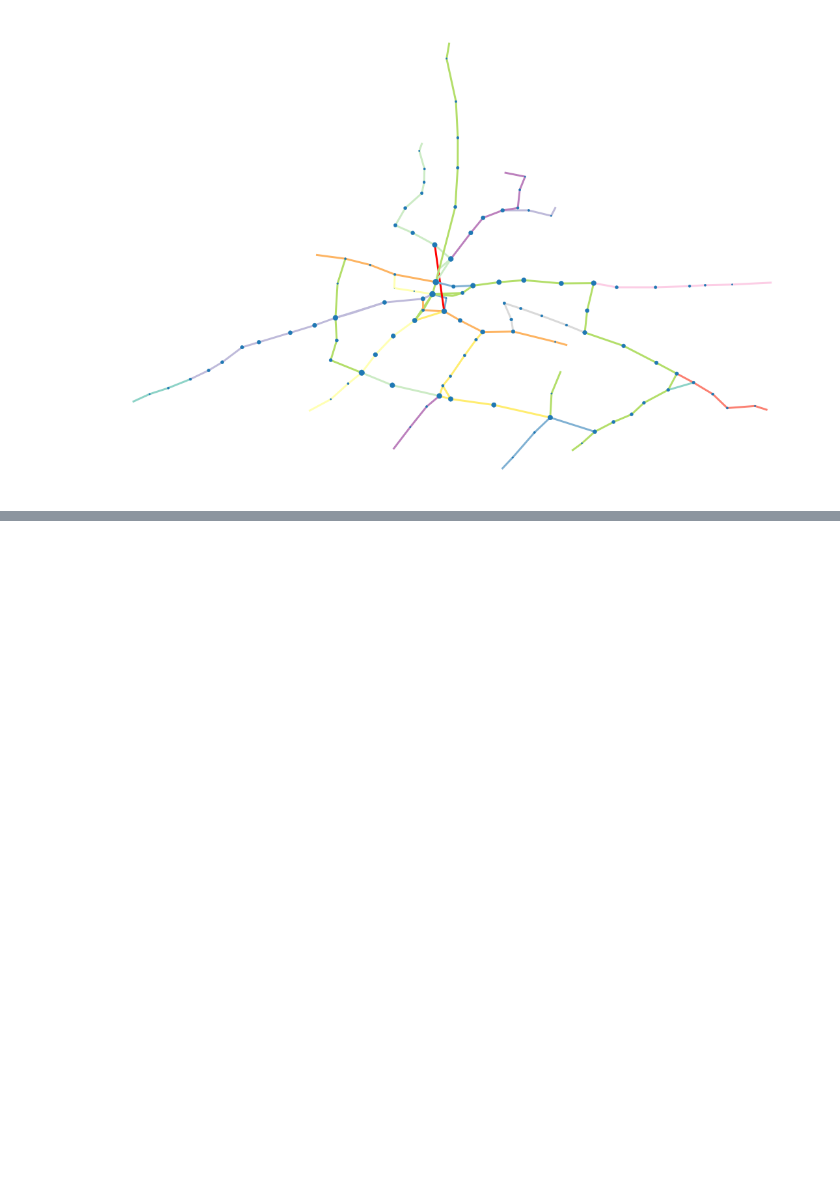
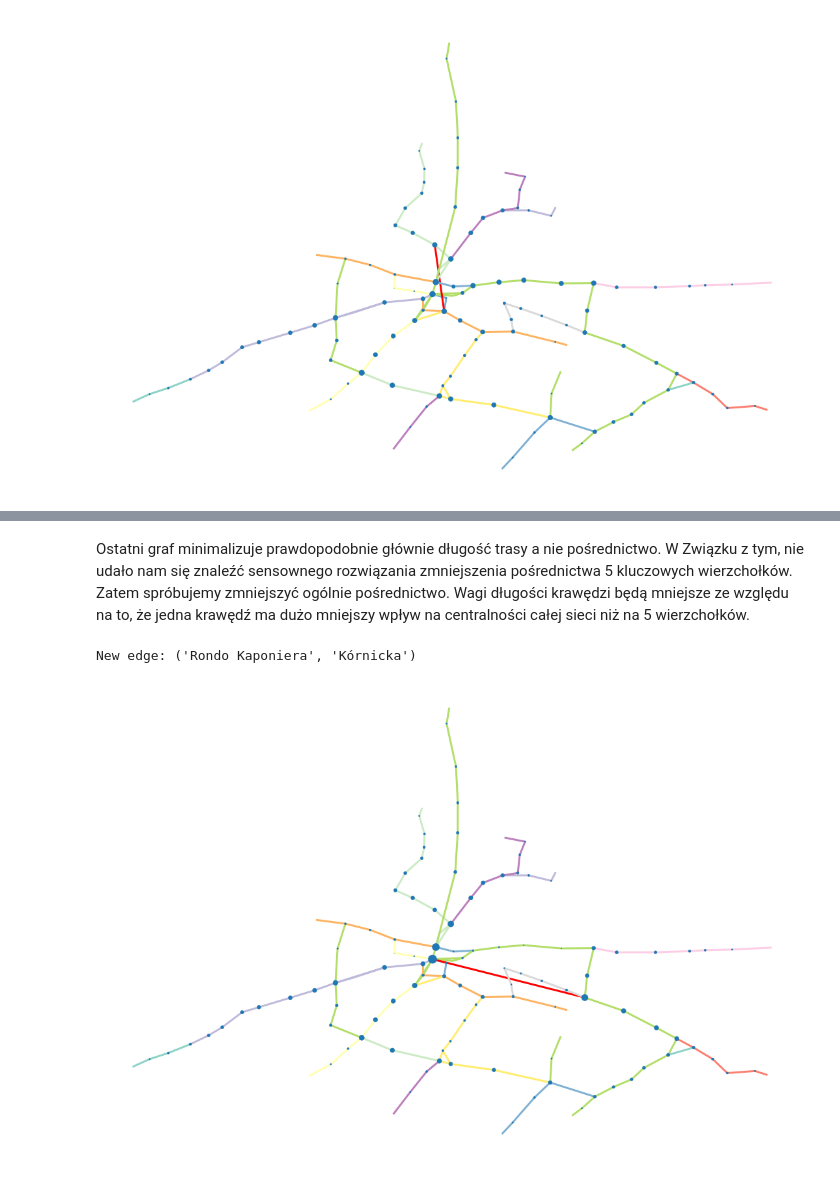
Before and after one commit to damian-horna/poznan-trams-network-analysis, a Jupyter notebook: Poznan Tram Network Analysis.ipynb, the cells around one changed output, grey strips where cells are left out. Drawn from its saved outputs; the diff is of its cells as text; code cells hidden in the pictures; blank space fills up the shorter version.

```diff
--- a/Poznan Tram Network Analysis.ipynb
+++ b/Poznan Tram Network Analysis.ipynb
@@ -505,6 +511,11 @@ find_new_edge(
+# %% [markdown]
+Ostatni graf minimalizuje prawdopodobnie głównie długość trasy a nie pośrednictwo. W Związku z tym, nie udało nam się znaleźć sensownego rozwiązania zmniejszenia pośrednictwa 5 kluczowych wierzchołków. Zatem spróbujemy zmniejszyć ogólnie pośrednictwo. Wagi długości krawędzi będą mniejsze ze względu na to, że jedna krawędź ma dużo mniejszy wpływ na centralności całej sieci niż na 5 wierzchołków.
 # %%
 find_new_edge(
     centrality_function=nx.betweenness_centrality,
     aggregate_centrality=list,
-    loss=lambda cent, dis: cent/max_between_centrality + 0.5 * dis/max_distance
+    loss=lambda cent, dis: cent/max_between_centrality + 0.05 * dis/max_distance
 )
+# %% [output]
+New edge: ('Rondo Kaponiera', 'Kórnicka')
+[figure, added]
```
Also changed, not shown: parts of 7 cells of this notebook.
